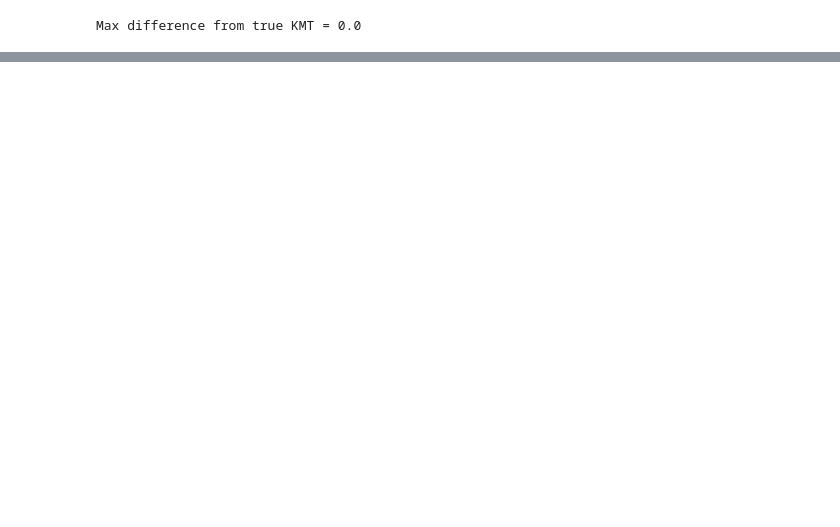
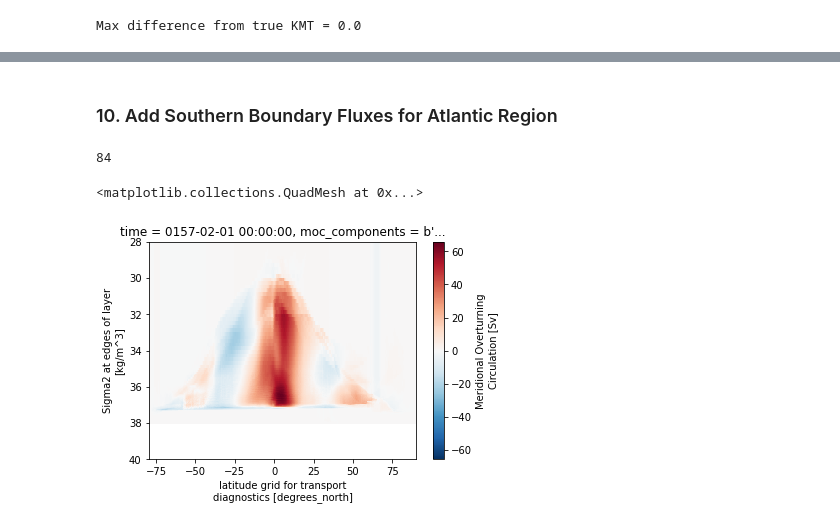
Before and after one commit to sgyeager/POP_MOC, a Jupyter notebook: notebooks/pop_MOCsig2_1deg.ipynb, the cells around one changed output, grey strips where cells are left out. Cells and saved outputs as stored; diff of their text form; code cells hidden in the pictures; blank space fills up the shorter version.

```diff
--- a/notebooks/pop_MOCsig2_1deg.ipynb
+++ b/notebooks/pop_MOCsig2_1deg.ipynb
@@ -246,0 +233,4 @@ plt.ylim([38,29])
+# %%
+%%time
+MOC = popmoc.compute_MOC(wflux,rmaskmoc,ds_moctemp.lat_aux_grid)
+MOC = MOC.transpose('time','transport_reg','moc_comp','sigma','lat_aux_grid')
@@ -246,0 +240,27 @@ plt.ylim([38,29])
+# %% [markdown]
+### 10. Add Southern Boundary Fluxes for Atlantic Region
+# %%
+# determine j=index of Atlantic region southern boundary
+tmp = rmaskmoc.isel(transport_reg=1).sum('nlon')
+atl_j = 0
+j = 0
+while (atl_j==0):
+    if (tmp.isel(nlat=j).data>0):
+        atl_j = j
+    j += 1
+atl_j = atl_j - 1
+atl_j
+# %% [output]
+84
+# %%
+# add vflux at southern boundary of Atlantic domain
+tmp = iso_vflux*(rmaskmoc.shift(nlat=-1))
+tmp = tmp.isel(nlat=atl_j,transport_reg=1).sum('nlon')
+moc_s = -tmp.sortby('sigma',ascending=False).cumsum('sigma').sortby('sigma',ascending=True)/1.e6
+moc_s['sigma'] = sigma_edge.isel(sigma=slice(0,-1))
+MOC[{'transport_reg':1}] = MOC[{'transport_reg':1}] + moc_s
+# %%
+MOC.isel(time=0).isel(transport_reg=0,moc_comp=0).plot(ylim=[40,28])
+# %% [output]
+<matplotlib.collections.QuadMesh at 0x...>
+[figure, added]
```
Also changed, not shown: parts of 61 cells of this notebook, 1 other file.
